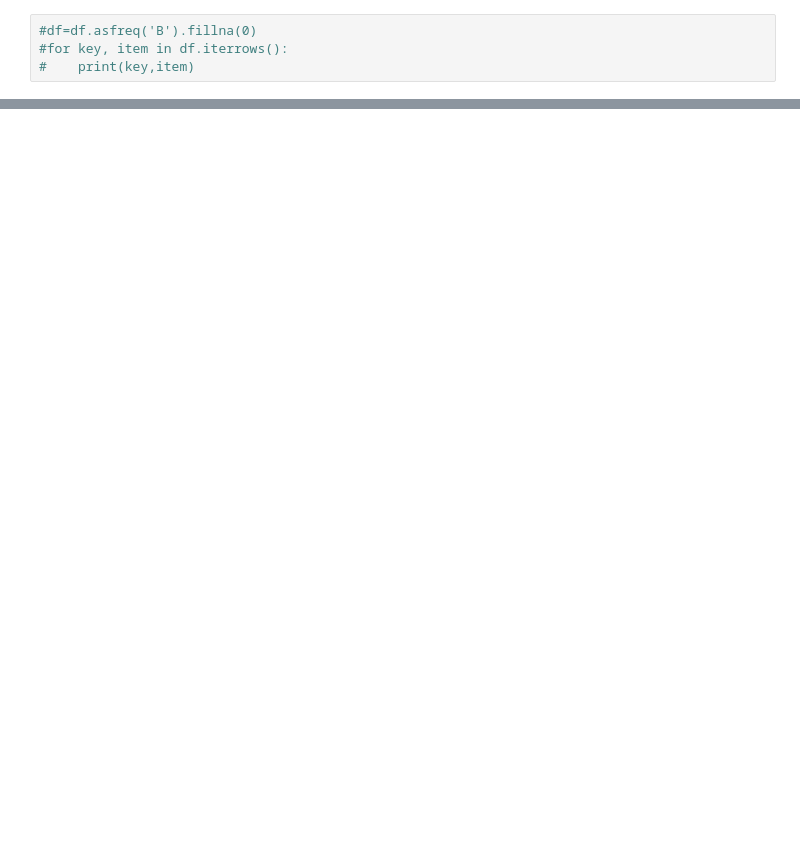
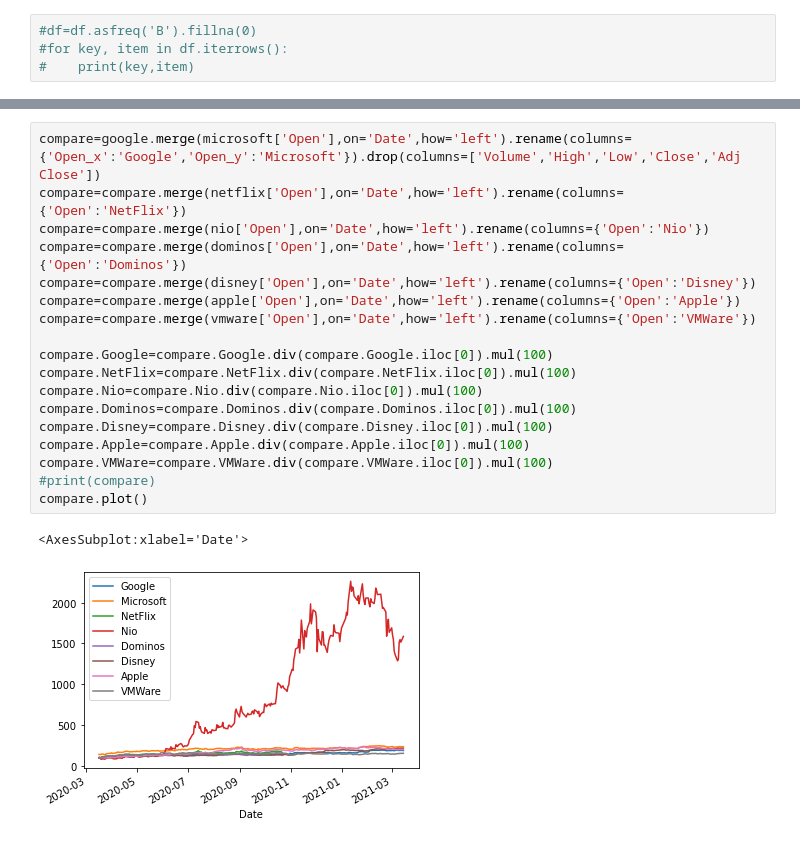
Before and after one commit to Andru-1987/python-deep-learning, a Jupyter notebook: Google timeseries.ipynb, the cells around one changed output, grey strips where cells are left out. Cells and saved outputs as stored; diff of their text form; blank space fills up the shorter version.

```diff
--- a/Google timeseries.ipynb
+++ b/Google timeseries.ipynb
@@ -176,0 +189,21 @@ plt.show()
+# %%
+compare=google.merge(microsoft['Open'],on='Date',how='left').rename(columns={'Open_x':'Google','Open_y':'Microsoft'}).drop(columns=['Volume','High','Low','Close','Adj Close'])
+compare=compare.merge(netflix['Open'],on='Date',how='left').rename(columns={'Open':'NetFlix'})
+compare=compare.merge(nio['Open'],on='Date',how='left').rename(columns={'Open':'Nio'})
+compare=compare.merge(dominos['Open'],on='Date',how='left').rename(columns={'Open':'Dominos'})
+compare=compare.merge(disney['Open'],on='Date',how='left').rename(columns={'Open':'Disney'})
+compare=compare.merge(apple['Open'],on='Date',how='left').rename(columns={'Open':'Apple'})
+compare=compare.merge(vmware['Open'],on='Date',how='left').rename(columns={'Open':'VMWare'})
+
+compare.Google=compare.Google.div(compare.Google.iloc[0]).mul(100)
+compare.NetFlix=compare.NetFlix.div(compare.NetFlix.iloc[0]).mul(100)
+compare.Nio=compare.Nio.div(compare.Nio.iloc[0]).mul(100)
+compare.Dominos=compare.Dominos.div(compare.Dominos.iloc[0]).mul(100)
+compare.Disney=compare.Disney.div(compare.Disney.iloc[0]).mul(100)
+compare.Apple=compare.Apple.div(compare.Apple.iloc[0]).mul(100)
+compare.VMWare=compare.VMWare.div(compare.VMWare.iloc[0]).mul(100)
+#print(compare)
+compare.plot()
+# %% [output]
+<AxesSubplot:xlabel='Date'>
+[figure, added]
```
Also changed, not shown: parts of 6 cells of this notebook, 1 other file.
